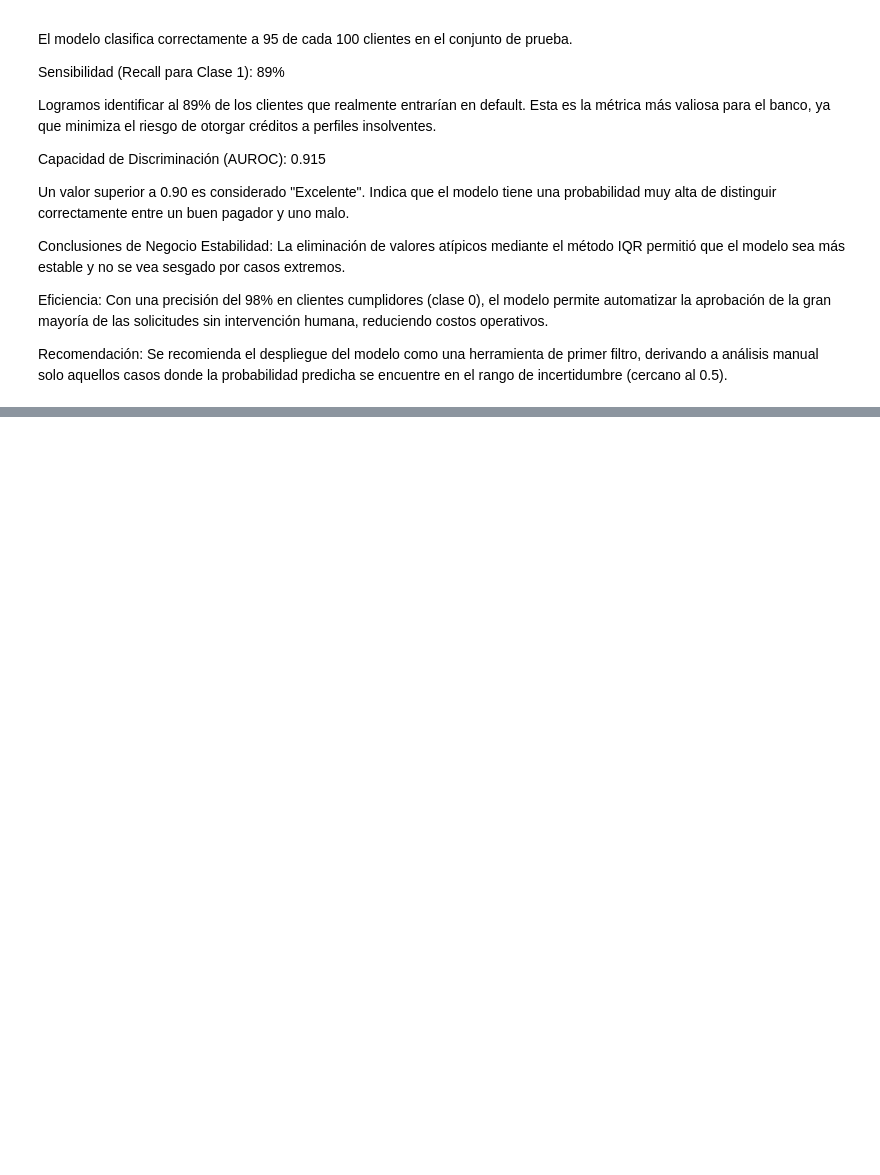
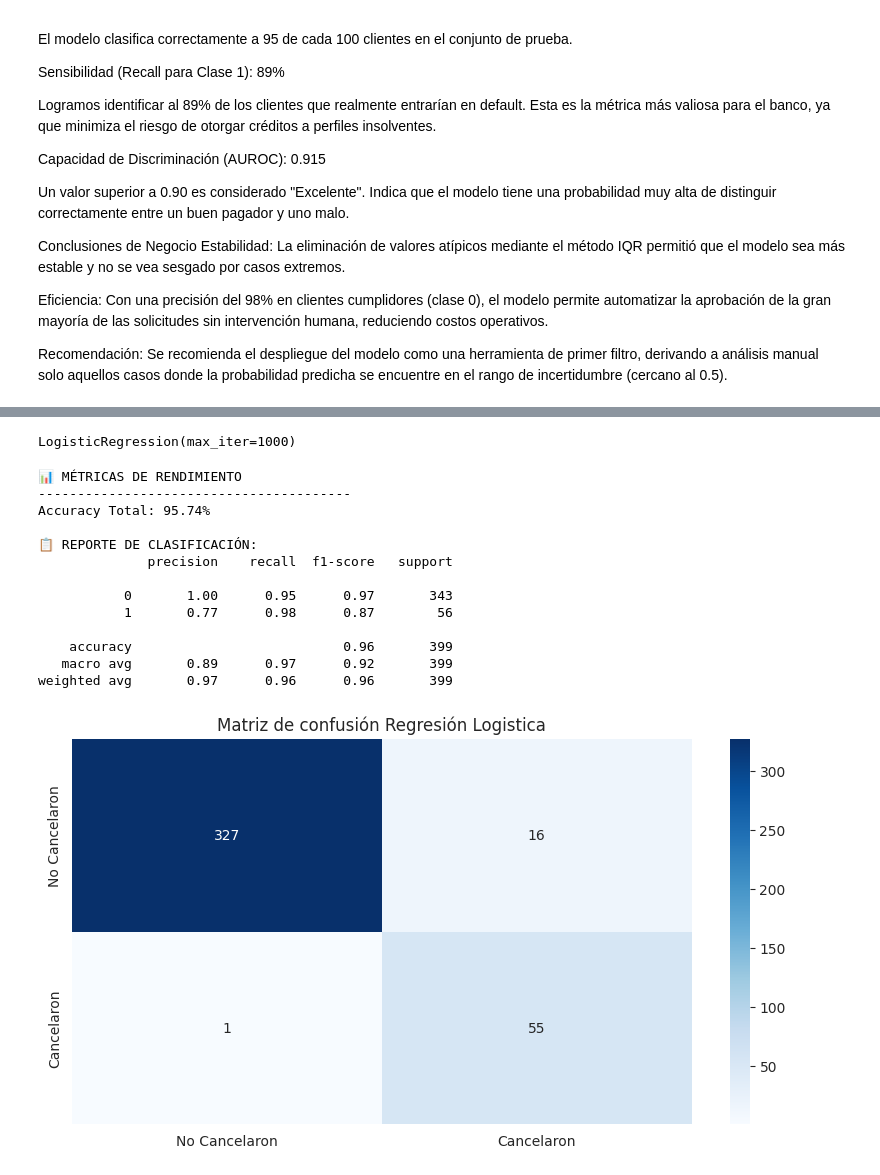
Before and after one commit to borgesnancya-blip/scoring-crediticio-logistic-regression, a Jupyter notebook: scoring_crediticio_logistica_nancy_borges.ipynb, the cells around one changed output, grey strips where cells are left out. Drawn from its saved outputs; the diff is of its cells as text; code cells hidden in the pictures; blank space fills up the shorter version.

```diff
--- a/scoring_crediticio_logistica_nancy_borges.ipynb
+++ b/scoring_crediticio_logistica_nancy_borges.ipynb
@@ -553,0 +493,80 @@ Impacto en el Negocio: En un escenario de Scoring Crediticio, el costo de omitir
+# %%
+import pandas as pd
+import numpy as np
+import joblib
+from sklearn.model_selection import train_test_split
+from sklearn.preprocessing import StandardScaler
+from sklearn.linear_model import LogisticRegression
+from sklearn.metrics import classification_report, confusion_matrix
+from imblearn.over_sampling import SMOTE
+
+# --- PASO 1: CATEGORIZACIÓN (Feature Engineering) ---
+# Creamos grupos de edad antes del split
+bins = [0, 25, 60, 100]
+labels = ['Joven', 'Adulto', 'Senior']
+datos_limpios['categoria_edad'] = pd.cut(datos_limpios['edad'], bins=bins, labels=labels)
+
+# Convertimos a variables dummies
+df_final = pd.get_dummies(datos_limpios, columns=['categoria_edad'], drop_first=True)
+
+# --- PASO 2: DEFINIR X e Y ---
+X = df_final.drop(['pago_prestamo'], axis=1)
+y = df_final['pago_prestamo']
+
+# --- PASO 3: TRAIN/TEST SPLIT (Evitando Data Leakage) ---
+X_train, X_test, y_train, y_test = train_test_split(X, y, test_size=0.2, random_state=42)
+
+# --- PASO 4: BALANCEO CON SMOTE (Solo en Train) ---
+sm = SMOTE(random_state=42)
+X_train_res, y_train_res = sm.fit_resample(X_train, y_train)
+
+# --- PASO 5: ESCALADO (Después del split y el balanceo) ---
+scaler = StandardScaler()
+# El scaler aprende de los datos balanceados y transforma ambos
+X_train_scaled = scaler.fit_transform(X_train_res)
+X_test_scaled = scaler.transform(X_test)
+
+# --- PASO 6: ENTRENAMIENTO ---
+modelo = LogisticRegression(solver='lbfgs', max_iter=1000)
+modelo.fit(X_train_scaled, y_train_res)
+# %% [output]
+LogisticRegression(max_iter=1000)
+# %%
+from sklearn.metrics import classification_report, confusion_matrix, accuracy_score
+import seaborn as sns
+import matplotlib.pyplot as plt
+
+#  Realizar predicciones
+y_pred = modelo.predict(X_test_scaled)
+
+# Imprimir métricas
+print("📊 MÉTRICAS DE RENDIMIENTO ")
+print("-" * 40)
+print(f"Accuracy Total: {accuracy_score(y_test, y_pred):.2%}")
+print("\n📋 REPORTE DE CLASIFICACIÓN:")
+print(classification_report(y_test, y_pred))
+
+# Matriz de Confusión
+df_cm = pd.DataFrame(confusion_matrix(y_test, y_pred),
+                     index=['No Cancelaron', 'Cancelaron'],
+                     columns=['No Cancelaron', 'Cancelaron'])
+
+plt.figure(figsize=(10,5))
+plt.title('Matriz de confusión Regresión Logistica')
+sns.heatmap(df_cm, annot=True, fmt='g', cmap='Blues')
+plt.show()
+# %% [output]
+📊 MÉTRICAS DE RENDIMIENTO
+----------------------------------------
+Accuracy Total: 95.74%
+
+📋 REPORTE DE CLASIFICACIÓN:
+              precision    recall  f1-score   support
+
+           0       1.00      0.95      0.97       343
+           1       0.77      0.98      0.87        56
+
+    accuracy                           0.96       399
+   macro avg       0.89      0.97      0.92       399
+weighted avg       0.97      0.96      0.96       399
+[figure, added]
```
Also changed, not shown: parts of 10 cells of this notebook.
